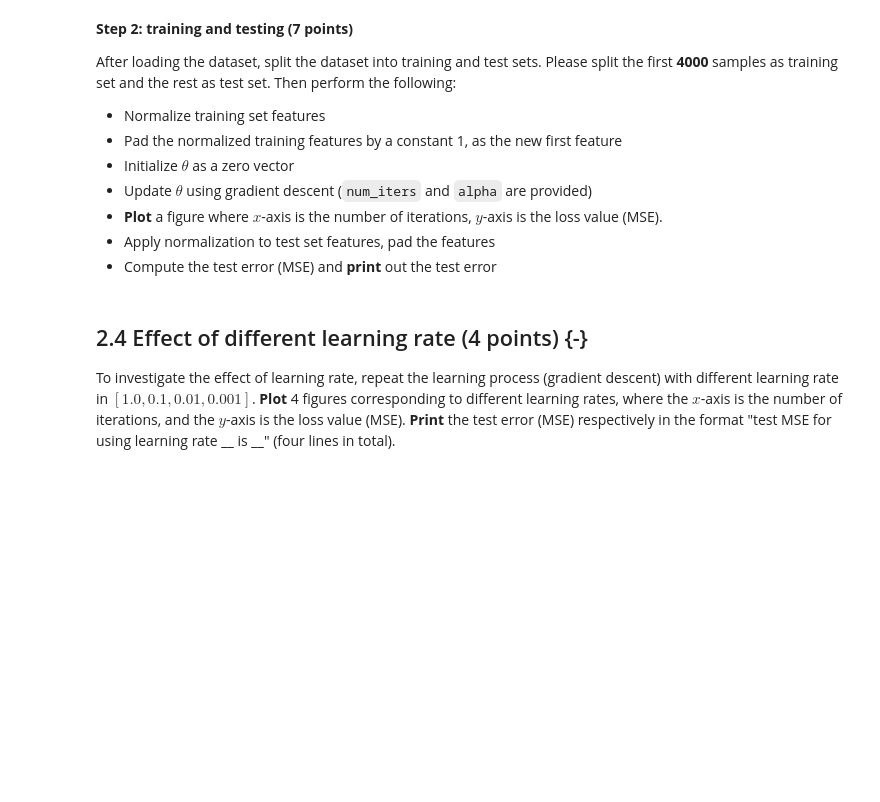
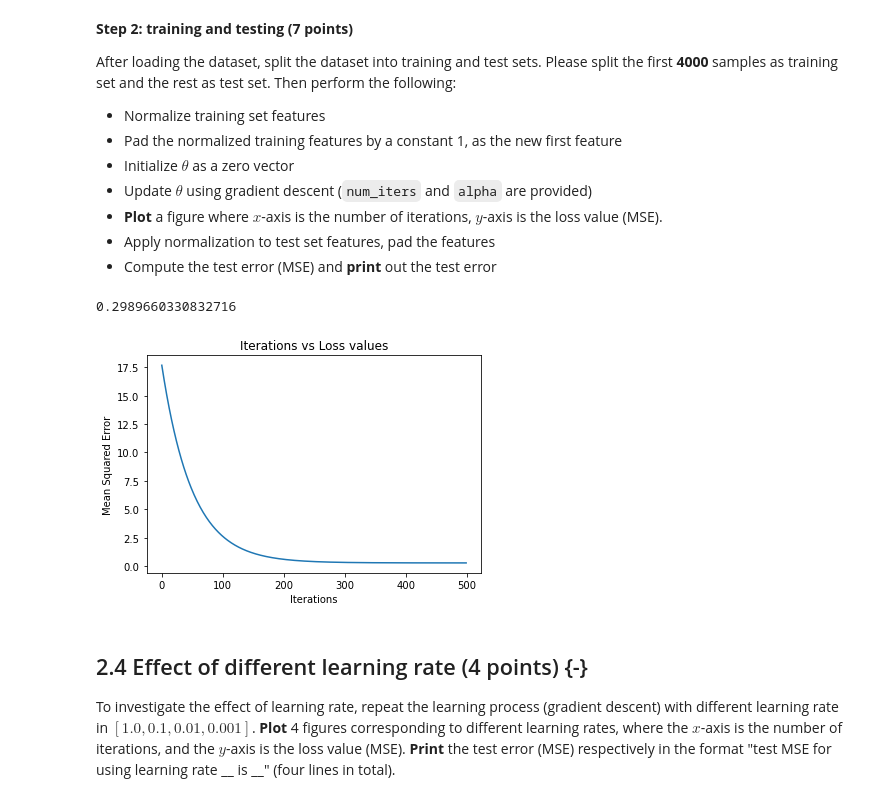
Before and after one commit to laxmena/NaiveBayes-Classification-and-Regression, a Jupyter notebook: Lab_2.ipynb, the cells around one changed output. Saved outputs shown, nothing was run; the diff lists cells and outputs as text; code cells hidden in the pictures; blank space fills up the shorter version.

Commit message:
Linear Regression - Gradient Descent

```diff
--- a/Lab_2.ipynb
+++ b/Lab_2.ipynb
@@ -924,3 +944,36 @@ num_iters = 500
+# %%
+
+num_train = 4000
+alpha = 0.01
+num_iters = 500
+
+# *****START OF YOUR CODE (DO NOT DELETE/MODIFY THIS LINE)*****
+def pad_ones(X):
+    return np.hstack(( np.ones((X.shape[0], 1)), X))
+
+train_X, test_X, train_y, test_y = train_test_split(data[:,:-1], data[:,-1])
+train_count, features_count = train_X.shape
+
+train_X, mean_X, std_X = featureNormalization(train_X)
+train_X = pad_ones(train_X)
+
+theta = np.zeros((features_count + 1, 1))
+theta, Loss_record = gradientDescent(train_X, train_y, theta, alpha, num_iters)
+
+plt.plot(range(num_iters), Loss_record)
+plt.title('Iterations vs Loss values')
+plt.xlabel('Iterations')
+plt.ylabel('Mean Squared Error')
+
+test_X = applyNormalization(test_X, mean_X, std_X)
+test_X = pad_ones(test_X)
+
+error = computeMSE(test_X, test_y, theta)
+print(error)
+# *****END OF YOUR CODE (DO NOT DELETE/MODIFY THIS LINE)*****
+# %% [output]
+0.2989660330832716
+[figure, added]
 # %% [markdown]
 ## 2.4 Effect of different learning rate (4 points) {-}
 
```
Also changed, not shown: parts of 11 cells of this notebook, 1 other file.
